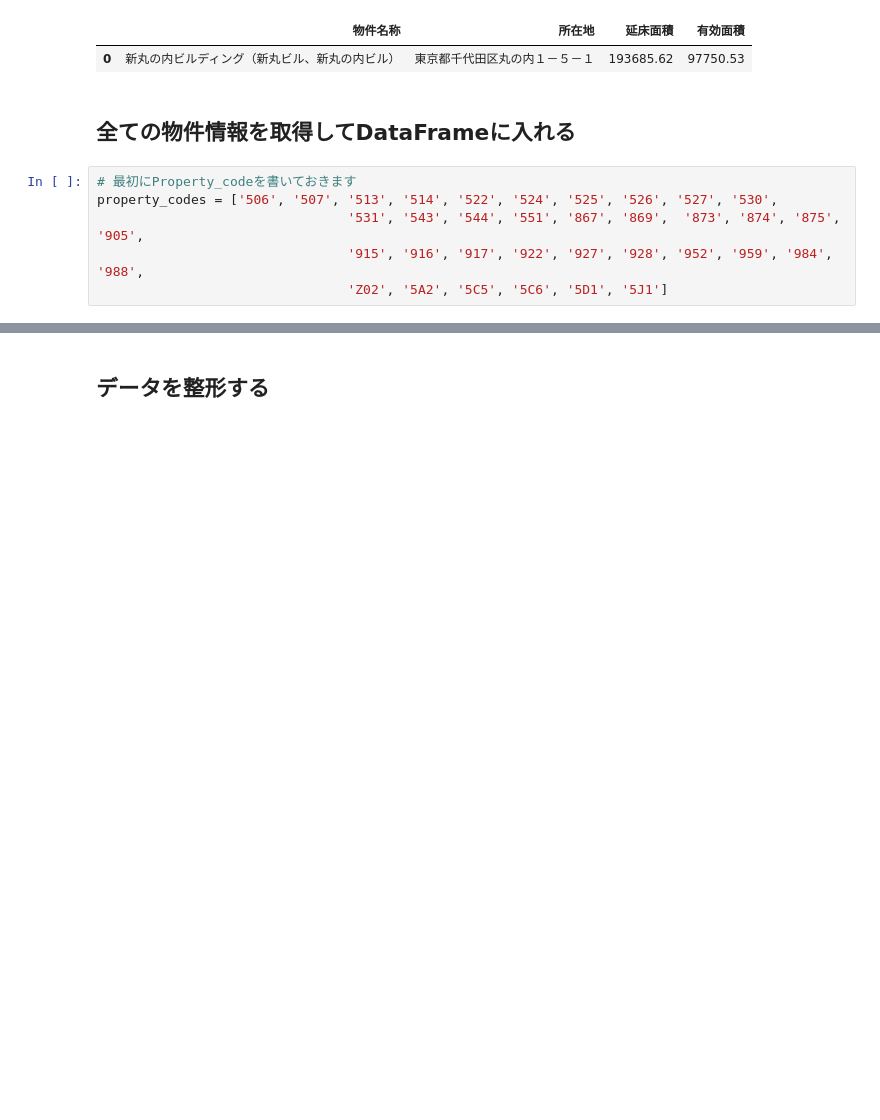
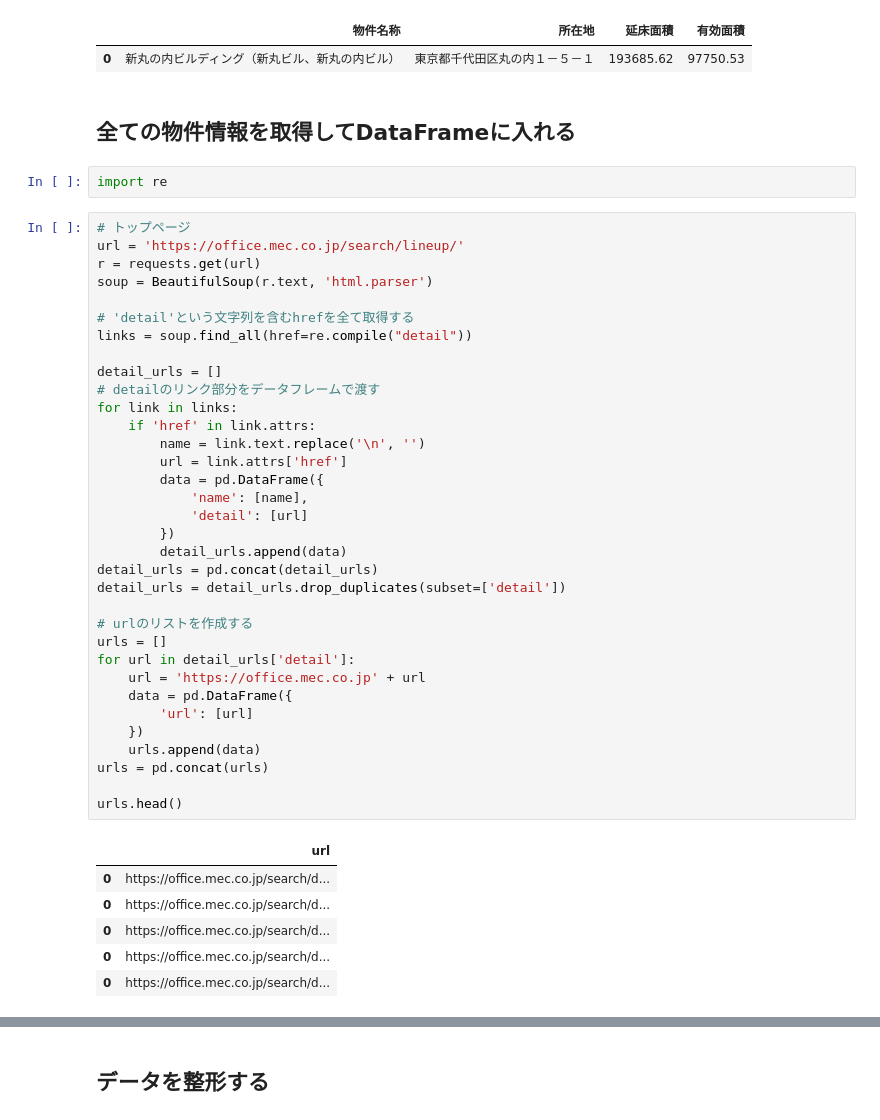
Before and after one commit to EiHirai/mec_lecture, a Jupyter notebook: lecture_3/get_property_data.ipynb, the cells around one changed output, grey strips where cells are left out. Saved outputs shown, nothing was run; the diff lists cells and outputs as text; blank space fills up the shorter version.

```diff
--- a/lecture_3/get_property_data.ipynb
+++ b/lecture_3/get_property_data.ipynb
@@ -204,12 +205,49 @@ data
 | 0 | 新丸の内ビルディング（新丸ビル、新丸の内ビル） | 東京都千代田区丸の内１－５－１ | 193685.62 | 97750.53 |
 # %% [markdown]
 ## 全ての物件情報を取得してDataFrameに入れる
-# %%
-# 最初にProperty_codeを書いておきます
-property_codes = ['506', '507', '513', '514', '522', '524', '525', '526', '527', '530',
-                                '531', '543', '544', '551', '867', '869',  '873', '874', '875', '905',
-                                '915', '916', '917', '922', '927', '928', '952', '959', '984', '988',
-                                'Z02', '5A2', '5C5', '5C6', '5D1', '5J1']
+# %%
+import re
+# %%
+# トップページ
+url = 'https://office.mec.co.jp/search/lineup/'
+r = requests.get(url)
+soup = BeautifulSoup(r.text, 'html.parser')
+
+# 'detail'という文字列を含むhrefを全て取得する
+links = soup.find_all(href=re.compile("detail"))
+
+detail_urls = []
+# detailのリンク部分をデータフレームで渡す
+for link in links:
+    if 'href' in link.attrs:
+        name = link.text.replace('\n', '')
+        url = link.attrs['href']
+        data = pd.DataFrame({
+            'name': [name],
+            'detail': [url]
+        })
+        detail_urls.append(data)
+detail_urls = pd.concat(detail_urls)
+detail_urls = detail_urls.drop_duplicates(subset=['detail'])
+
+# urlのリストを作成する
+urls = []
+for url in detail_urls['detail']:
+    url = 'https://office.mec.co.jp' + url
+    data = pd.DataFrame({
+        'url': [url]
+    })
+    urls.append(data)
+urls = pd.concat(urls)
+
+urls.head()
+# %% [output]
+|  | url |
+| 0 | https://office.mec.co.jp/search/d... |
+| 0 | https://office.mec.co.jp/search/d... |
+| 0 | https://office.mec.co.jp/search/d... |
+| 0 | https://office.mec.co.jp/search/d... |
+| 0 | https://office.mec.co.jp/search/d... |
 # %%
 # 空の配列を作ってこれにデータを入れていく
 df = []
```
Also changed, not shown: parts of 17 cells of this notebook, 4 other files.
